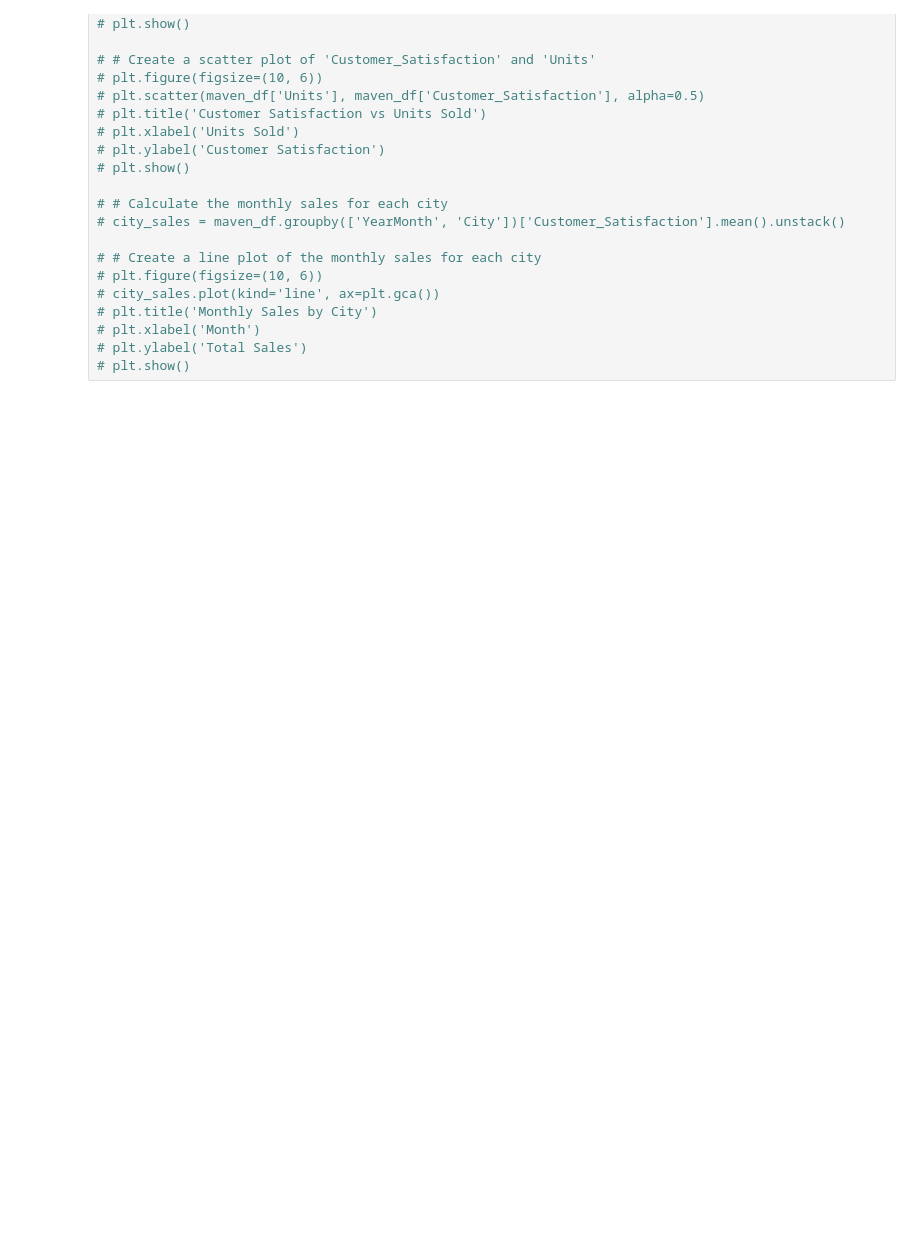
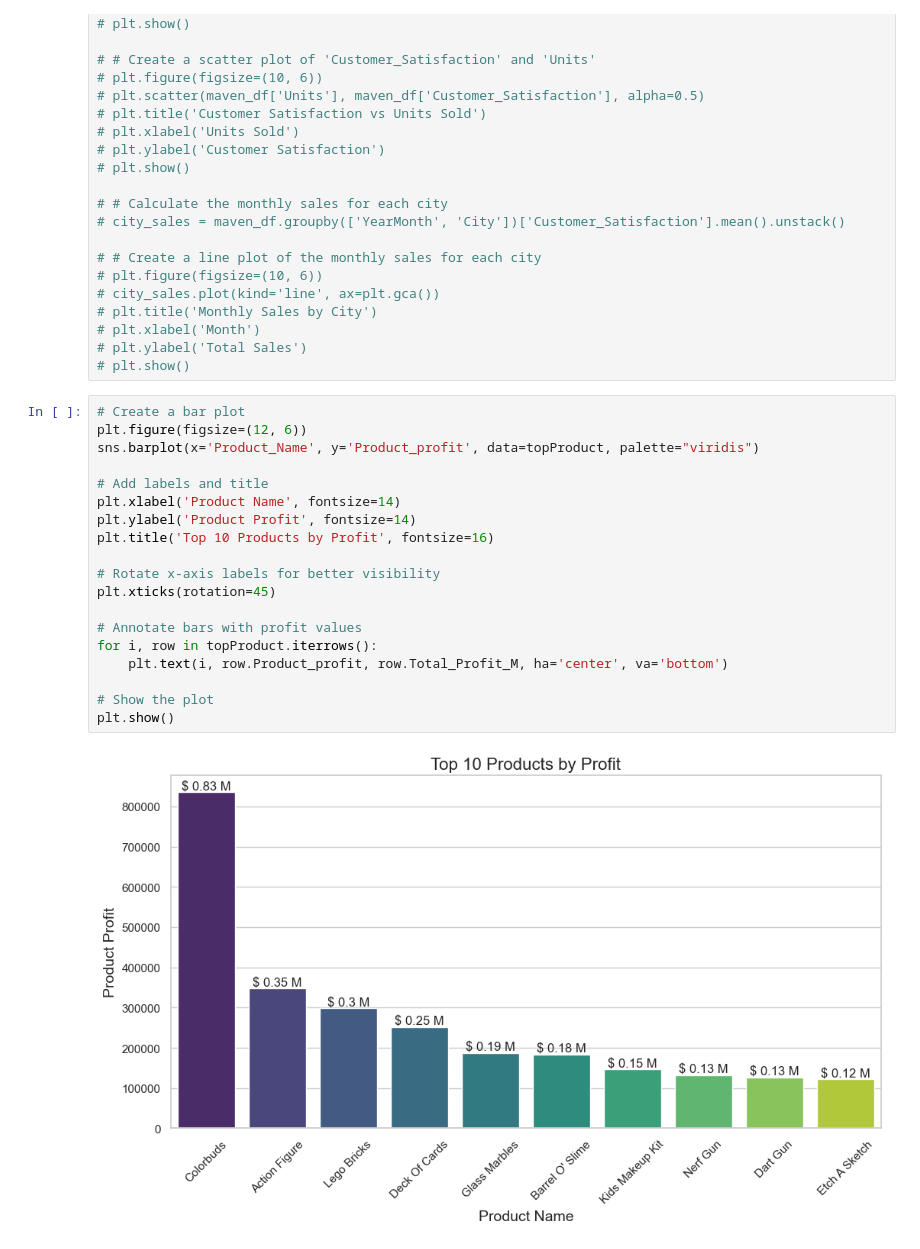
Before and after one commit to tianlan8/maven_toys_analysis, a Jupyter notebook: Maven_Toys_Data_Analysis.ipynb, the cells around one changed output. Drawn from its saved outputs; the diff is of its cells as text; blank space fills up the shorter version.

```diff
--- a/Maven_Toys_Data_Analysis.ipynb
+++ b/Maven_Toys_Data_Analysis.ipynb
@@ -557,3 +554,24 @@ maven_df
 # plt.xlabel('Month')
 # plt.ylabel('Total Sales')
 # plt.show()
+# %%
+# Create a bar plot
+plt.figure(figsize=(12, 6))
+sns.barplot(x='Product_Name', y='Product_profit', data=topProduct, palette="viridis")
+
+# Add labels and title
+plt.xlabel('Product Name', fontsize=14)
+plt.ylabel('Product Profit', fontsize=14)
+plt.title('Top 10 Products by Profit', fontsize=16)
+
+# Rotate x-axis labels for better visibility
+plt.xticks(rotation=45)
+
+# Annotate bars with profit values
+for i, row in topProduct.iterrows():
+    plt.text(i, row.Product_profit, row.Total_Profit_M, ha='center', va='bottom')
+
+# Show the plot
+plt.show()
+# %% [output]
+[figure, added]
```
Also changed, not shown: parts of 15 cells of this notebook.
